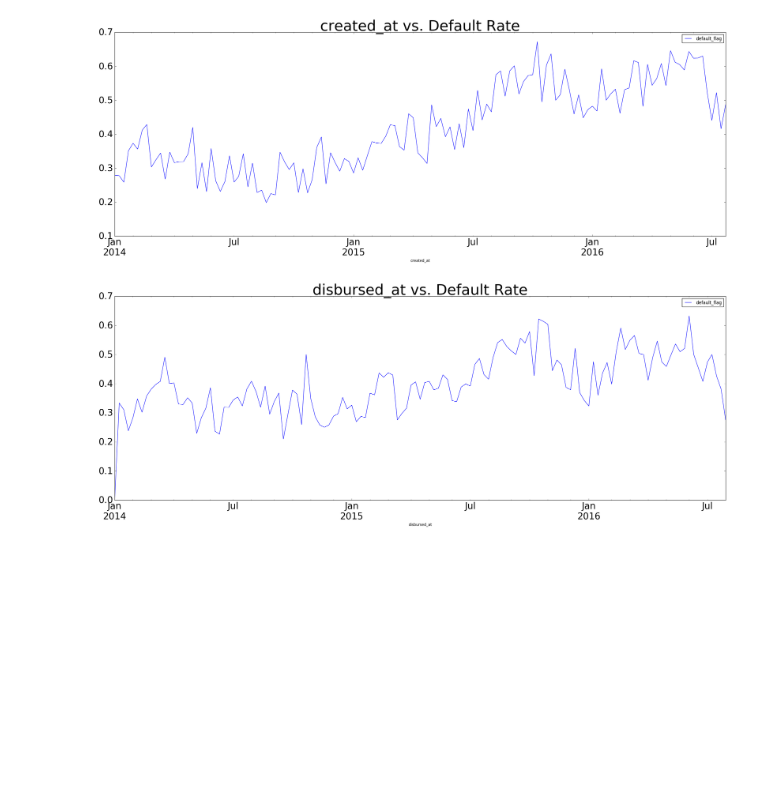
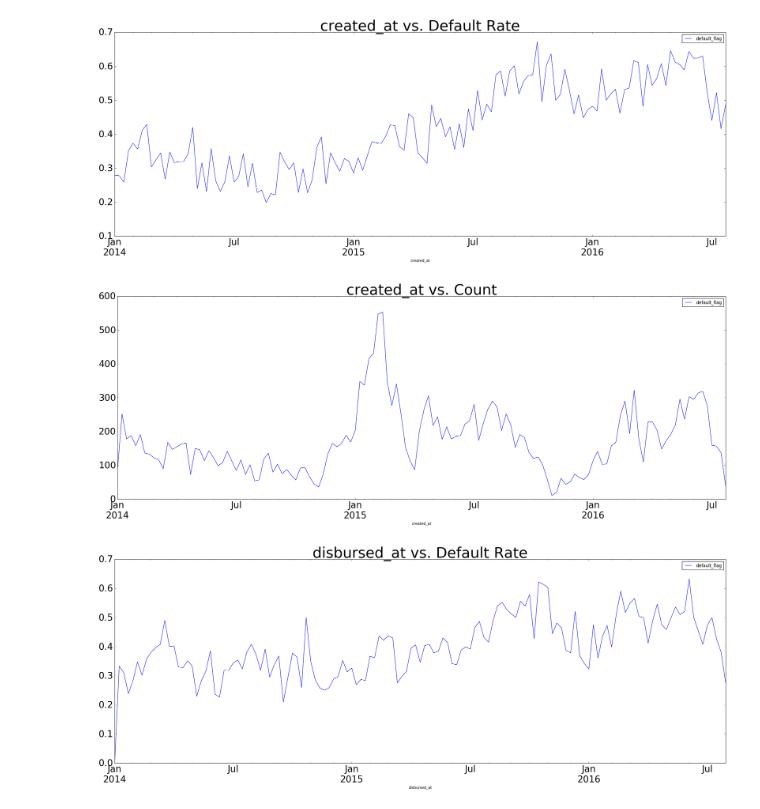
Before and after one commit to hamelsmu/zidisha, a Jupyter notebook: DataRobot_NetworkFeatures.ipynb, the cells around one changed output. Cells and saved outputs as stored; diff of their text form; code cells hidden in the pictures; blank space fills up the shorter version.

```diff
--- a/DataRobot_NetworkFeatures.ipynb
+++ b/DataRobot_NetworkFeatures.ipynb
@@ -7,12 +27,12 @@ df = pd.read_csv('20170103_features.csv', parse_dates=[39, 40])
 # %% [markdown]
 # Create Date Features
 # %%
-df['created_month'] = df.created_at.apply(lambda x: x.month)
-df['created_year'] = df.created_at.apply(lambda x: x.year)
-df['created_weekday_name'] = df.created_at.apply(lambda x: x.weekday_name)
-df['created_is_month_start'] = df.created_at.apply(lambda x: int(x.is_month_start))
-df['created_is_month_end'] = df.created_at.apply(lambda x: int(x.is_month_end))
-df['created_weekofyear'] = df.created_at.apply(lambda x: x.weekofyear)
+# df['created_month'] = df.created_at.apply(lambda x: x.month)
+# df['created_year'] = df.created_at.apply(lambda x: x.year)
+# df['created_weekday_name'] = df.created_at.apply(lambda x: x.weekday_name)
+# df['created_is_month_start'] = df.created_at.apply(lambda x: int(x.is_month_start))
+# df['created_is_month_end'] = df.created_at.apply(lambda x: int(x.is_month_end))
+# df['created_weekofyear'] = df.created_at.apply(lambda x: x.weekofyear)
 # %% [markdown]
 Preview dataset
 # %%
@@ -31,7 +92,5 @@ def custom_partition(dt):
         return 'v'
     else:
         return 't'
-# %%
-df['part'] = df.created_at.apply(custom_partition)
 # %% [markdown]
 Check partition statistics
@@ -116,6 +241,13 @@ fig = tmpdf.resample('1w').mean().plot(figsize=(30, 10), fontsize = '25')
 fig.set_title('created_at vs. Default Rate', fontsize=40);
 # %% [output]
 [figure]
+# %%
+tmpdf = df[['created_at', 'default_flag']]
+tmpdf.set_index('created_at', inplace=True)
+fig = tmpdf.resample('1w').count().plot(figsize=(30, 10), fontsize = '25')
+fig.set_title('created_at vs. Count', fontsize=40);
+# %% [output]
+[figure, added]
 # %%
 tmpdf = df[['disbursed_at', 'default_flag']]
 tmpdf.set_index('disbursed_at', inplace=True)
```
Also changed, not shown: parts of 15 cells of this notebook.
